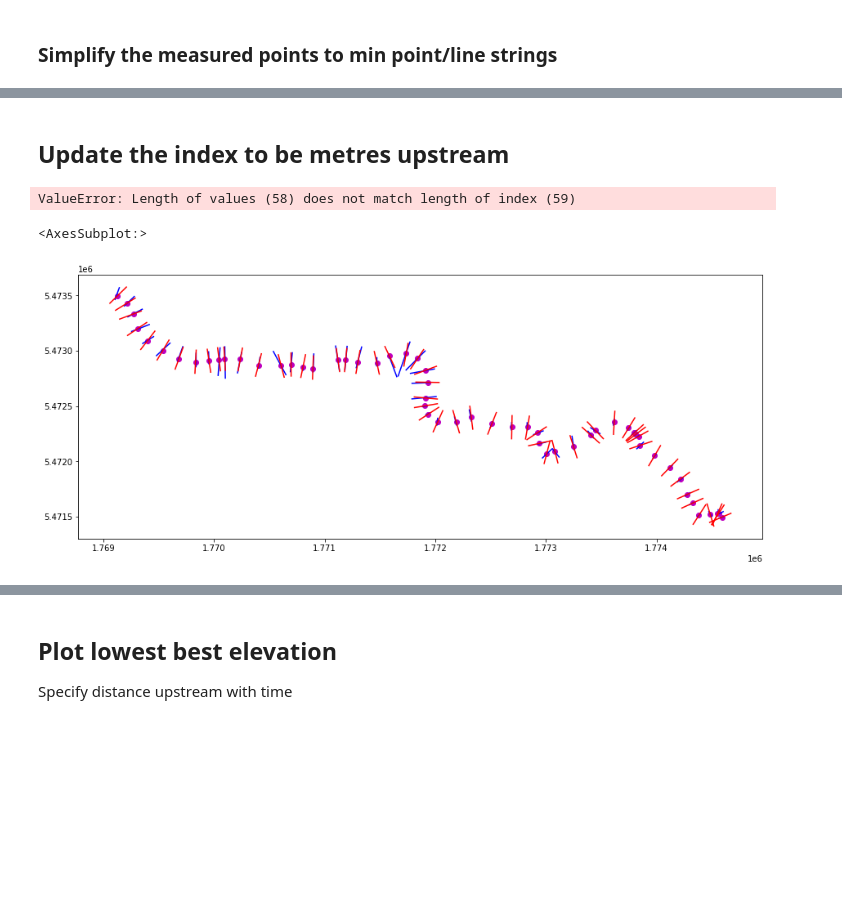
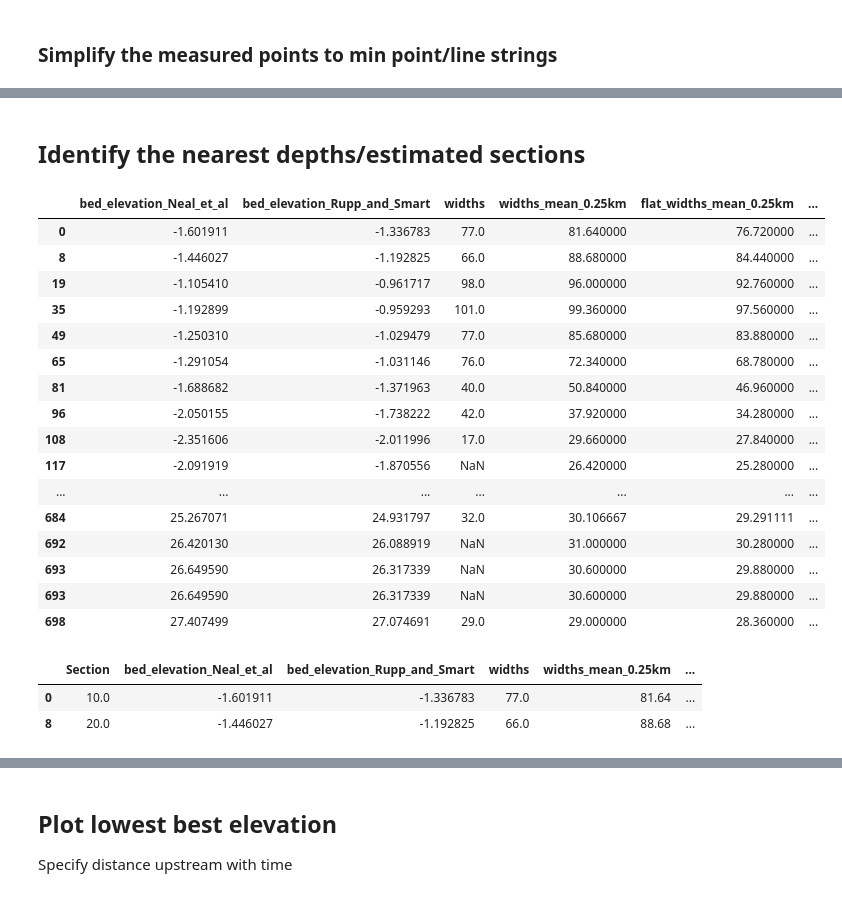
Before and after one commit to rosepearson/Hydrologic-DEMs-scripts, a Jupyter notebook: jupyter_notebooks/river_bathymetry/waikanae_paper_plots.ipynb, the cells around one changed output, grey strips where cells are left out. Saved outputs shown, nothing was run; the diff lists cells and outputs as text; code cells hidden in the pictures; blank space fills up the shorter version.

Commit message:
Added logic for getting all nearest sections even if two measured sections are closest to the same sampled section

```diff
--- a/jupyter_notebooks/river_bathymetry/waikanae_paper_plots.ipynb
+++ b/jupyter_notebooks/river_bathymetry/waikanae_paper_plots.ipynb
@@ -105,20 +84,22 @@ nearest_sections.insert(loc=0, column='Section', value=nearest_sections_ids[near
-# %% [markdown]
-## Update the index to be metres upstream
-# %%
-index_metres_upstream = nearest_depths.index * 10
-#nearest_depths.insert(loc=0, column='Distance_Upstream', value=index_metres_upstream)
-nearest_depths.set_index(['Distance_Upstream'])
-section_lines.insert(loc=0, column='Distance_Upstream', value=index_metres_upstream)
-section_lines.set_index(['Distance_Upstream'])
-# %% [output]
-ValueError: Length of values (58) does not match length of index (59)
-# %%
-import matplotlib.pyplot
-fig, ax = matplotlib.pyplot.subplots(ncols=1, nrows=1, figsize=(15, 15))
-
-section_lines.plot(ax=ax, color='b')
-nearest_depths.plot(ax=ax, color='m')
-nearest_sections.plot(ax=ax, color='r')
-# %% [output]
-<AxesSubplot:>
-[figure, removed]
+# %% [markdown]
+## Identify the nearest depths/estimated sections
+# %%
+geopandas.GeoDataFrame(nearest_depths['row'], crs=main_channel.crs)
+# %% [output]
+|  | bed_elevation_Neal_et_al | bed_elevation_Rupp_and_Smart | widths | widths_mean_0.25km | flat_widths_mean_0.25km | ... |
+| 0 | -1.601911 | -1.336783 | 77.0 | 81.640000 | 76.720000 | ... |
+| 8 | -1.446027 | -1.192825 | 66.0 | 88.680000 | 84.440000 | ... |
+| 19 | -1.105410 | -0.961717 | 98.0 | 96.000000 | 92.760000 | ... |
+| 35 | -1.192899 | -0.959293 | 101.0 | 99.360000 | 97.560000 | ... |
+| 49 | -1.250310 | -1.029479 | 77.0 | 85.680000 | 83.880000 | ... |
+| 65 | -1.291054 | -1.031146 | 76.0 | 72.340000 | 68.780000 | ... |
+| 81 | -1.688682 | -1.371963 | 40.0 | 50.840000 | 46.960000 | ... |
+| 96 | -2.050155 | -1.738222 | 42.0 | 37.920000 | 34.280000 | ... |
+| 108 | -2.351606 | -2.011996 | 17.0 | 29.660000 | 27.840000 | ... |
+| 117 | -2.091919 | -1.870556 | NaN | 26.420000 | 25.280000 | ... |
+| ... | ... | ... | ... | ... | ... | ... |
+| 684 | 25.267071 | 24.931797 | 32.0 | 30.106667 | 29.291111 | ... |
+| 692 | 26.420130 | 26.088919 | NaN | 31.000000 | 30.280000 | ... |
+| 693 | 26.649590 | 26.317339 | NaN | 30.600000 | 29.880000 | ... |
+| 693 | 26.649590 | 26.317339 | NaN | 30.600000 | 29.880000 | ... |
+| 698 | 27.407499 | 27.074691 | 29.0 | 29.000000 | 28.360000 | ... |
@@ -124,0 +125,6 @@ nearest_sections.plot(ax=ax, color='r')
+# %%
+nearest_depths.head(2)
+# %% [output]
+|  | Section | bed_elevation_Neal_et_al | bed_elevation_Rupp_and_Smart | widths | widths_mean_0.25km | ... |
+| 0 | 10.0 | -1.601911 | -1.336783 | 77.0 | 81.64 | ... |
+| 8 | 20.0 | -1.446027 | -1.192825 | 66.0 | 88.68 | ... |
```
Also changed, not shown: parts of 32 cells of this notebook.
